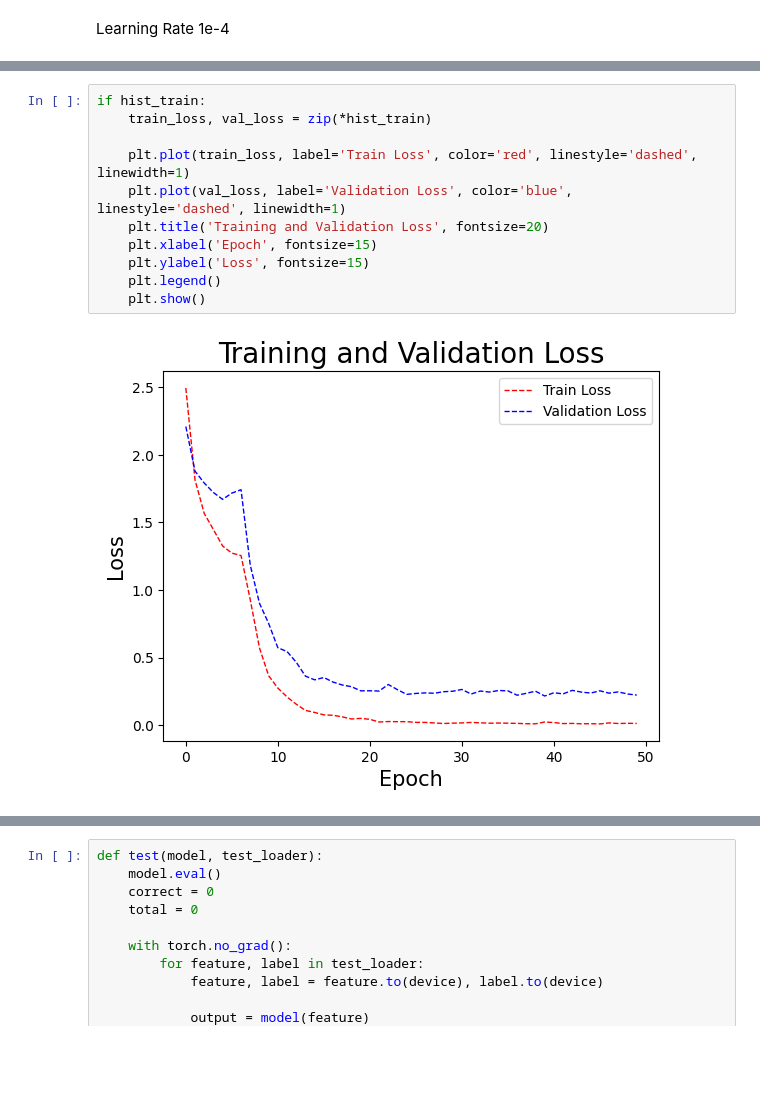
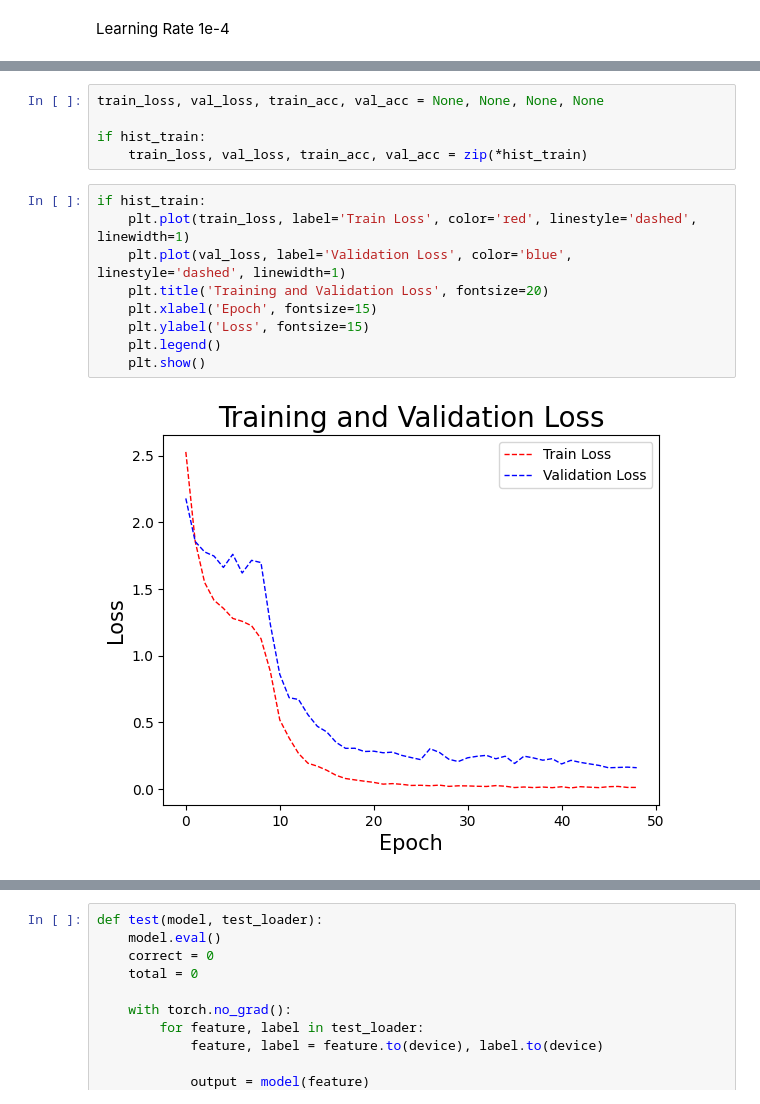
Before and after one commit to elskow/hanacaraka-classifier, a Jupyter notebook: prototype/hanacaraka-classifier-mobilenet.ipynb, the cells around one changed output, grey strips where cells are left out. Drawn from its saved outputs; the diff is of its cells as text; blank space fills up the shorter version.

```diff
--- a/prototype/hanacaraka-classifier-mobilenet.ipynb
+++ b/prototype/hanacaraka-classifier-mobilenet.ipynb
@@ -400,13 +418,16 @@ Early Stopping...
+# %%
+train_loss, val_loss, train_acc, val_acc = None, None, None, None
+
+if hist_train:
+    train_loss, val_loss, train_acc, val_acc = zip(*hist_train)
 # %%
 if hist_train:
-    train_loss, val_loss = zip(*hist_train)
-
     plt.plot(train_loss, label='Train Loss', color='red', linestyle='dashed', linewidth=1)
     plt.plot(val_loss, label='Validation Loss', color='blue', linestyle='dashed', linewidth=1)
     plt.title('Training and Validation Loss', fontsize=20)
     plt.xlabel('Epoch', fontsize=15)
     plt.ylabel('Loss', fontsize=15)
     plt.legend()
     plt.show()
 # %% [output]
-[figure, old version]
+[figure, new version]
```
Also changed, not shown: parts of 12 cells of this notebook.
